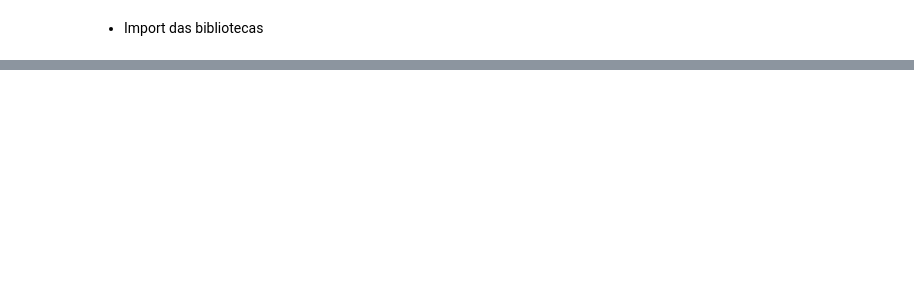
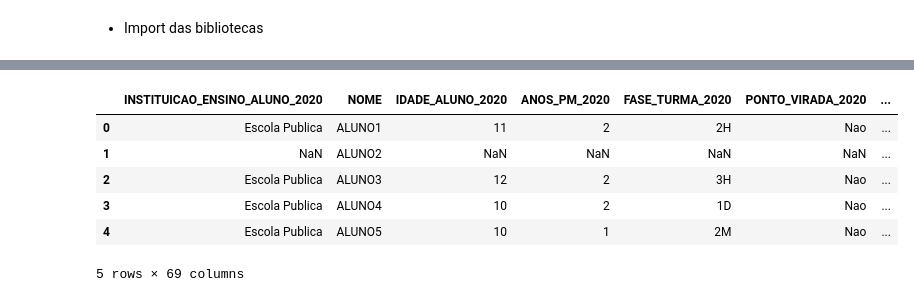
Before and after one commit to r-zambotti/Data_Analytics_Datathon_Grupo-60, a Jupyter notebook: Data_Analytics_Datathon_Grupo_60.ipynb, the cells around one changed output, grey strips where cells are left out. Cells and saved outputs as stored; diff of their text form; code cells hidden in the pictures; blank space fills up the shorter version.

```diff
--- a/Data_Analytics_Datathon_Grupo_60.ipynb
+++ b/Data_Analytics_Datathon_Grupo_60.ipynb
@@ -49,0 +115,27 @@ from sklearn.preprocessing import MinMaxScaler
+# %%
+# Função para remover acentuação e caracteres especiais
+def limpar_texto(texto):
+    if isinstance(texto, str):  # Verifica se o valor é string
+        # Remover acentuação
+        texto_sem_acentos = ''.join(
+            c for c in unicodedata.normalize('NFD', texto)
+            if unicodedata.category(c) != 'Mn'
+        )
+        # Remover caracteres especiais, mantendo letras, números e espaços
+        texto_limpo = re.sub(r'[^a-zA-Z0-9\s]', '', texto_sem_acentos)
+        return texto_limpo.strip()  # Remove espaços em excesso no início e no fim
+    return texto  # Retorna o valor original se não for string
+
+# Aplicar a função em todas as células do DataFrame
+df = df_pede.applymap(limpar_texto)
+
+# Exibir as primeiras linhas do DataFrame
+df.head()
+# %% [output]
+|  | INSTITUICAO_ENSINO_ALUNO_2020 | NOME | IDADE_ALUNO_2020 | ANOS_PM_2020 | FASE_TURMA_2020 | PONTO_VIRADA_2020 | ... |
+| 0 | Escola Publica | ALUNO1 | 11 | 2 | 2H | Nao | ... |
+| 1 | NaN | ALUNO2 | NaN | NaN | NaN | NaN | ... |
+| 2 | Escola Publica | ALUNO3 | 12 | 2 | 3H | Nao | ... |
+| 3 | Escola Publica | ALUNO4 | 10 | 2 | 1D | Nao | ... |
+| 4 | Escola Publica | ALUNO5 | 10 | 1 | 2M | Nao | ... |
+5 rows × 69 columns
```
Also changed, not shown: parts of 8 cells of this notebook.
